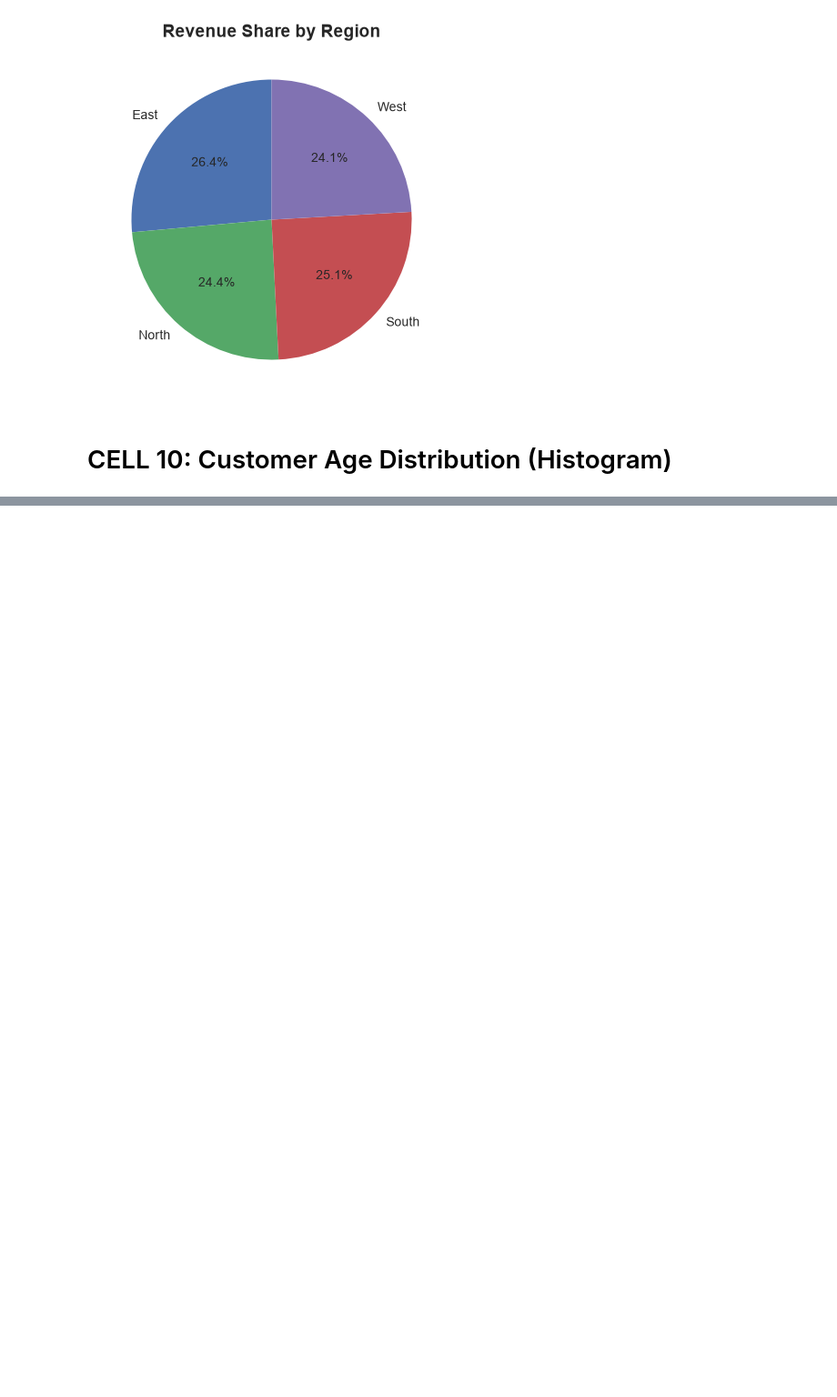
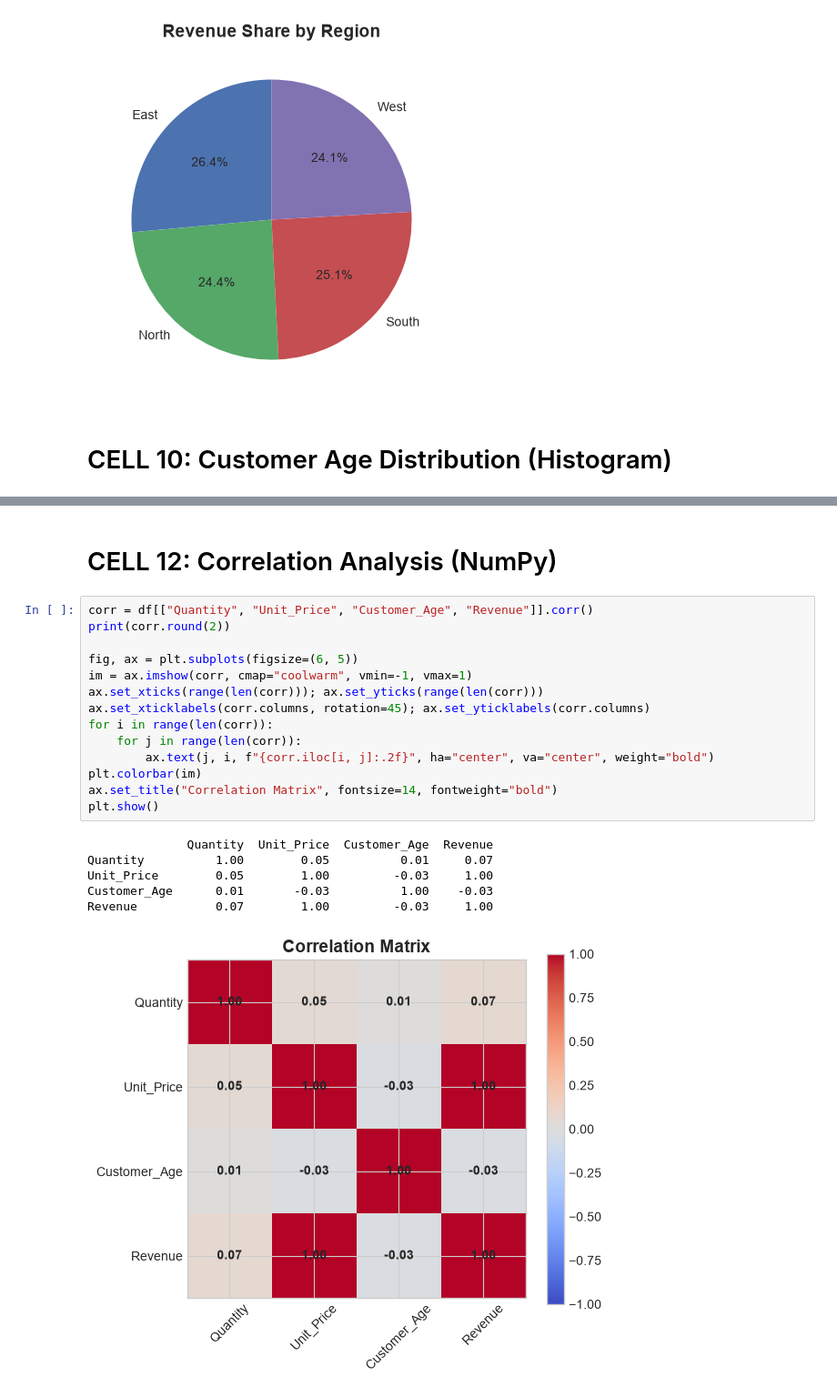
Before and after one commit to ArsalJan34/python-data-roadmap, a Jupyter notebook: Data Science Projects/Retail Sales Analysis & Visualization/SalesAnalysis.ipynb, the cells around one changed output, grey strips where cells are left out. Shown at 91% size. Saved outputs shown, nothing was run; the diff lists cells and outputs as text; blank space fills up the shorter version.

```diff
--- a/Data Science Projects/Retail Sales Analysis & Visualization/SalesAnalysis.ipynb
+++ b/Data Science Projects/Retail Sales Analysis & Visualization/SalesAnalysis.ipynb
@@ -165,0 +198,23 @@ plt.axvline(df["Customer_Age"].mean(),color="")
+# %% [markdown]
+# CELL 12: Correlation Analysis (NumPy)
+# %%
+corr = df[["Quantity", "Unit_Price", "Customer_Age", "Revenue"]].corr()
+print(corr.round(2))
+
+fig, ax = plt.subplots(figsize=(6, 5))
+im = ax.imshow(corr, cmap="coolwarm", vmin=-1, vmax=1)
+ax.set_xticks(range(len(corr))); ax.set_yticks(range(len(corr)))
+ax.set_xticklabels(corr.columns, rotation=45); ax.set_yticklabels(corr.columns)
+for i in range(len(corr)):
+    for j in range(len(corr)):
+        ax.text(j, i, f"{corr.iloc[i, j]:.2f}", ha="center", va="center", weight="bold")
+plt.colorbar(im)
+ax.set_title("Correlation Matrix", fontsize=14, fontweight="bold")
+plt.show()
+# %% [output]
+              Quantity  Unit_Price  Customer_Age  Revenue
+Quantity          1.00        0.05          0.01     0.07
+Unit_Price        0.05        1.00         -0.03     1.00
+Customer_Age      0.01       -0.03          1.00    -0.03
+Revenue           0.07        1.00         -0.03     1.00
+[figure, added]
```
Also changed, not shown: parts of 7 cells of this notebook, 3 other files.
